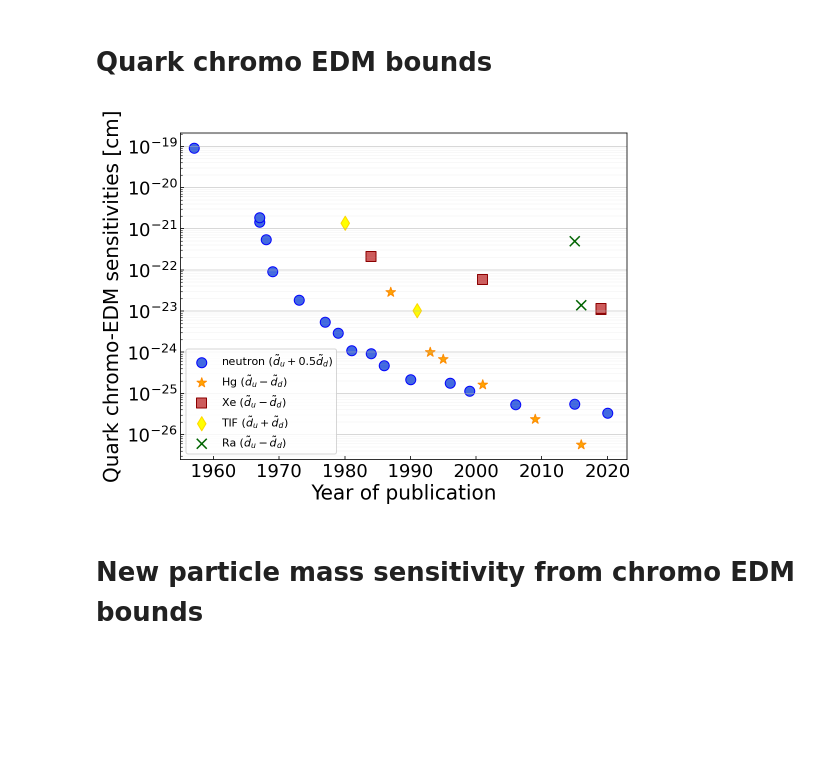
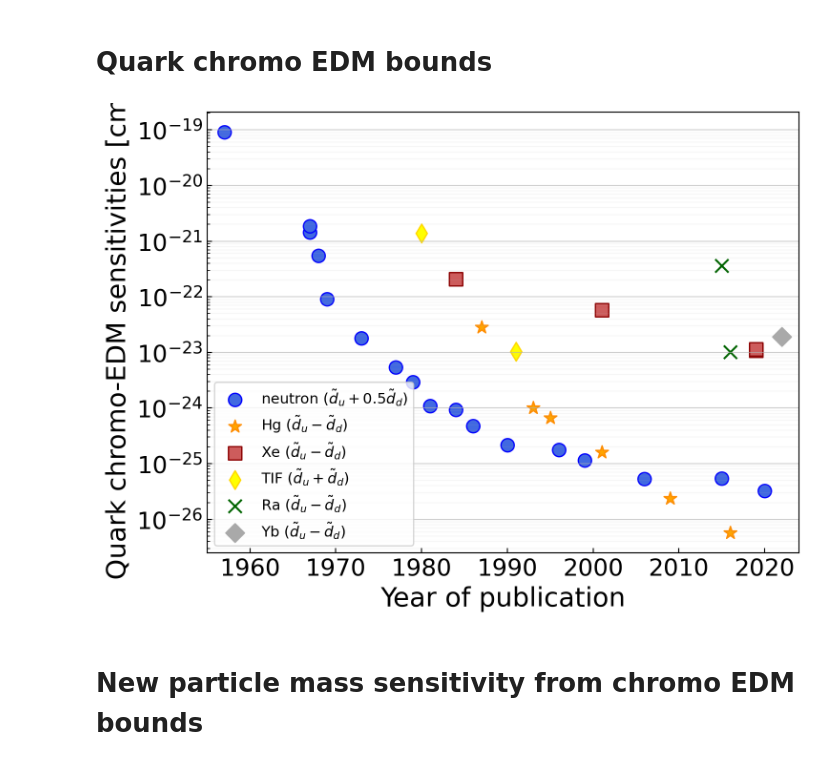
Before and after one commit to Jayich-Lab/EDM-Limits, a Jupyter notebook: EDM Limits.ipynb, the cells around one changed output. Saved outputs shown, nothing was run; the diff lists cells and outputs as text; code cells hidden in the pictures; blank space fills up the shorter version.

Commit message:
add 171Yb hadronic EDM result

```diff
--- a/EDM Limits.ipynb
+++ b/EDM Limits.ipynb
@@ -330,6 +393,7 @@ def get_EDM_data(system_cls):
     """
     file_path = os.path.join("data", "hadronic",  f"{system_cls.system}.txt")
     data = _np.genfromtxt(file_path, dtype=['<i8', '<f8', 'S11'])
+    data = _np.atleast_1d(data)  # needed if the data only has one entry
     EDMs = []
     for measurement in data:
         year = measurement[0]
@@ -343,6 +407,7 @@ tlf_EDMs = get_EDM_data(TlFLimit)
 hg_EDMs = get_EDM_data(HgLimit)
 xe_EDMs = get_EDM_data(XeLimit)
 ra_EDMs = get_EDM_data(RaLimit)
+yb_EDMs = get_EDM_data(YbLimit)
 # %%
 class Plottables:
     def __init__(self, EDMs):
@@ -402,6 +467,8 @@ tlf_kwargs = {'marker':"d", 'color':"yellow", 'label':"TlF",
             's':100, 'edgecolor':"gold"}
 ra_kwargs = {'marker':"x", 'color':"darkgreen", 'label':"Ra",
             's':100}
+yb_kwargs = {'marker':"D", 'color':"darkgray", 'label':"Yb",
+            's':100}
 
 n_vals = Plottables(neutron_EDMs)
 n_vals.kwargs = n_kwargs
@@ -413,11 +480,13 @@ tlf_vals = Plottables(tlf_EDMs)
 tlf_vals.kwargs = tlf_kwargs
 ra_vals = Plottables(ra_EDMs)
 ra_vals.kwargs = ra_kwargs
+yb_vals = Plottables(yb_EDMs)
+yb_vals.kwargs = yb_kwargs
 
-hadronic_systems = [n_vals, hg_vals, xe_vals, tlf_vals, ra_vals]
+hadronic_systems = [n_vals, hg_vals, xe_vals, tlf_vals, ra_vals, yb_vals]
 
 year_i = 1955
-year_f = 2023
+year_f = 2024
 year_f_electron = 2025
 
 ma_alpha = 0.6
@@ -494,35 +563,39 @@ n_q_kwargs['label'] = r"neutron ($\tilde{d}_u+0.5\tilde{d}_d$)"
 
 hg_q_kwargs = _cp.deepcopy(hg_kwargs)
 hg_q_kwargs['label'] = r"Hg ($\tilde{d}_u-\tilde{d}_d$)"
 
 xe_q_kwargs = _cp.deepcopy(xe_kwargs)
 xe_q_kwargs['label'] = r"Xe ($\tilde{d}_u-\tilde{d}_d$)"
 
 tlf_q_kwargs = _cp.deepcopy(tlf_kwargs)
 tlf_q_kwargs['label'] = r"TIF ($\tilde{d}_u+\tilde{d}_d$)"
 
 ra_q_kwargs = _cp.deepcopy(ra_kwargs)
 ra_q_kwargs['label'] = r"Ra ($\tilde{d}_u-\tilde{d}_d$)"
 
+yb_q_kwargs = _cp.deepcopy(yb_kwargs)
+yb_q_kwargs['label'] = r"Yb ($\tilde{d}_u-\tilde{d}_d$)"
+
 ax.scatter(n_vals.years, n_vals.cedms, **n_q_kwargs)
 ax.scatter(hg_vals.years, hg_vals.cedms, **hg_q_kwargs)
 ax.scatter(xe_vals.years, xe_vals.cedms, **xe_q_kwargs)
 ax.scatter(tlf_vals.years, tlf_vals.cedms, **tlf_q_kwargs)
-ax.scatter(ra_vals.years, ra_vals.edms, **ra_q_kwargs)
+ax.scatter(ra_vals.years, ra_vals.cedms, **ra_q_kwargs)
+ax.scatter(yb_vals.years, yb_vals.cedms, **yb_q_kwargs)
 
 ax.set_yscale("log")
 ax.set_xlim(year_i, year_f)
 ax.tick_params(axis="both", which='both', direction="in", labelsize=18)
 ax.grid(axis='y', which='major', ls='-', alpha=ma_alpha)
 ax.grid(axis='y', which='minor', ls='-', alpha=mi_alpha)
 fontsize = 20
 ax.set_xlabel("Year of publication", fontsize=fontsize)
 ax.set_ylabel(r"Quark chromo-EDM sensitivities [cm]", fontsize=fontsize)
 plt.legend(loc='lower left', fontsize=11)
 
 save_figures(fig=fig, plot_title="quark-chromo-edm-limits")
 # %% [output]
-[figure, old version]
+[figure, new version]
 # %% [markdown]
 # New particle mass sensitivity from chromo EDM bounds
 # %%
```
Also changed, not shown: parts of 4 cells of this notebook, 9 other files.
